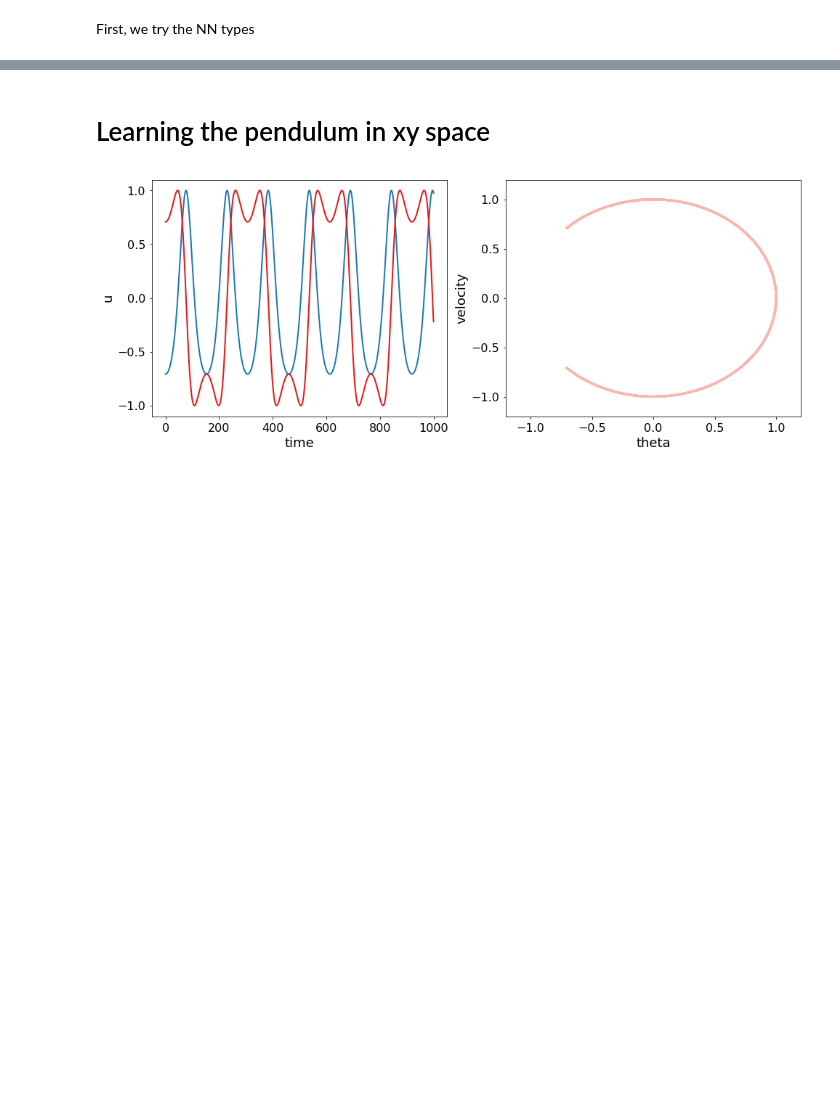
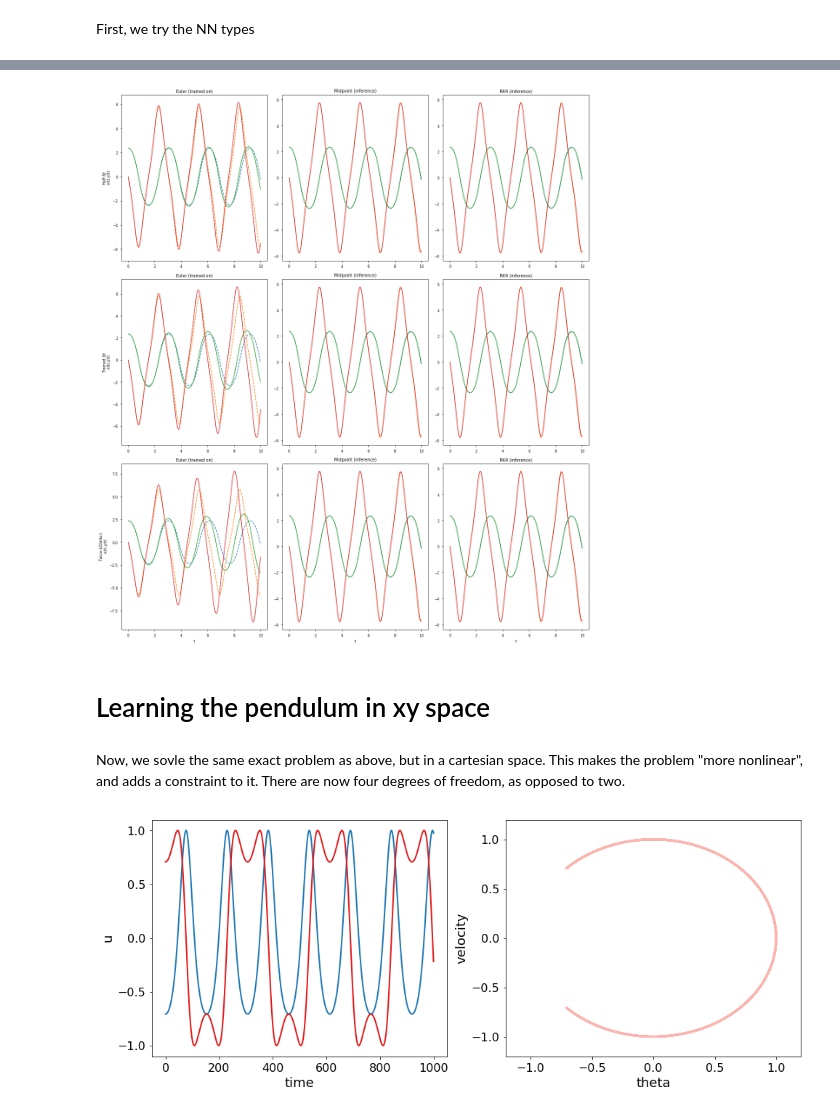
Before and after one commit to afqueiruga/on_learned_dynamics, a Jupyter notebook: NonlinearPendulum.ipynb, the cells around one changed output, grey strips where cells are left out. Saved outputs shown, nothing was run; the diff lists cells and outputs as text; code cells hidden in the pictures; blank space fills up the shorter version.

```diff
--- a/NonlinearPendulum.ipynb
+++ b/NonlinearPendulum.ipynb
@@ -142,0 +247,2 @@ plotem(ys_resrnn)
+# %%
+train_a_neural_ode_multi_method(theta_data, theta_ts, ode_multi)
@@ -143,5 +259,11 @@ plotem(ys_resrnn)
+# %%
+plot_3x3(ode_multi, theta_data)
+# %% [output]
+[figure, added]
 # %% [markdown]
 # Learning the pendulum in xy space
+# %% [markdown]
+Now, we sovle the same exact problem as above, but in a cartesian space. This makes the problem "more nonlinear", and adds a constraint to it. There are now four degrees of freedom, as opposed to two.
 # %%
 t_max = 10
 N_time_step = 1000
```
Also changed, not shown: parts of 31 cells of this notebook, 2 other files.
